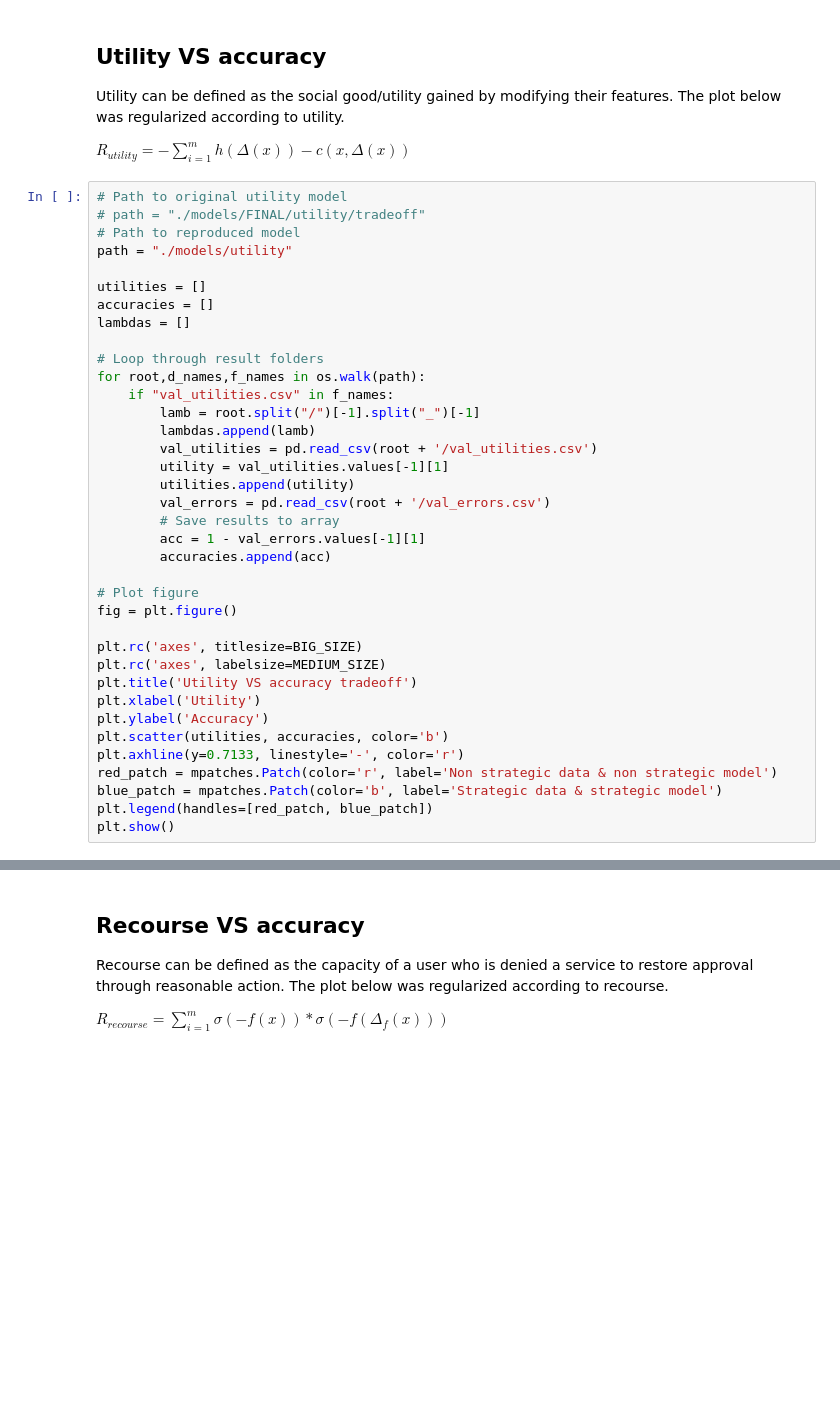
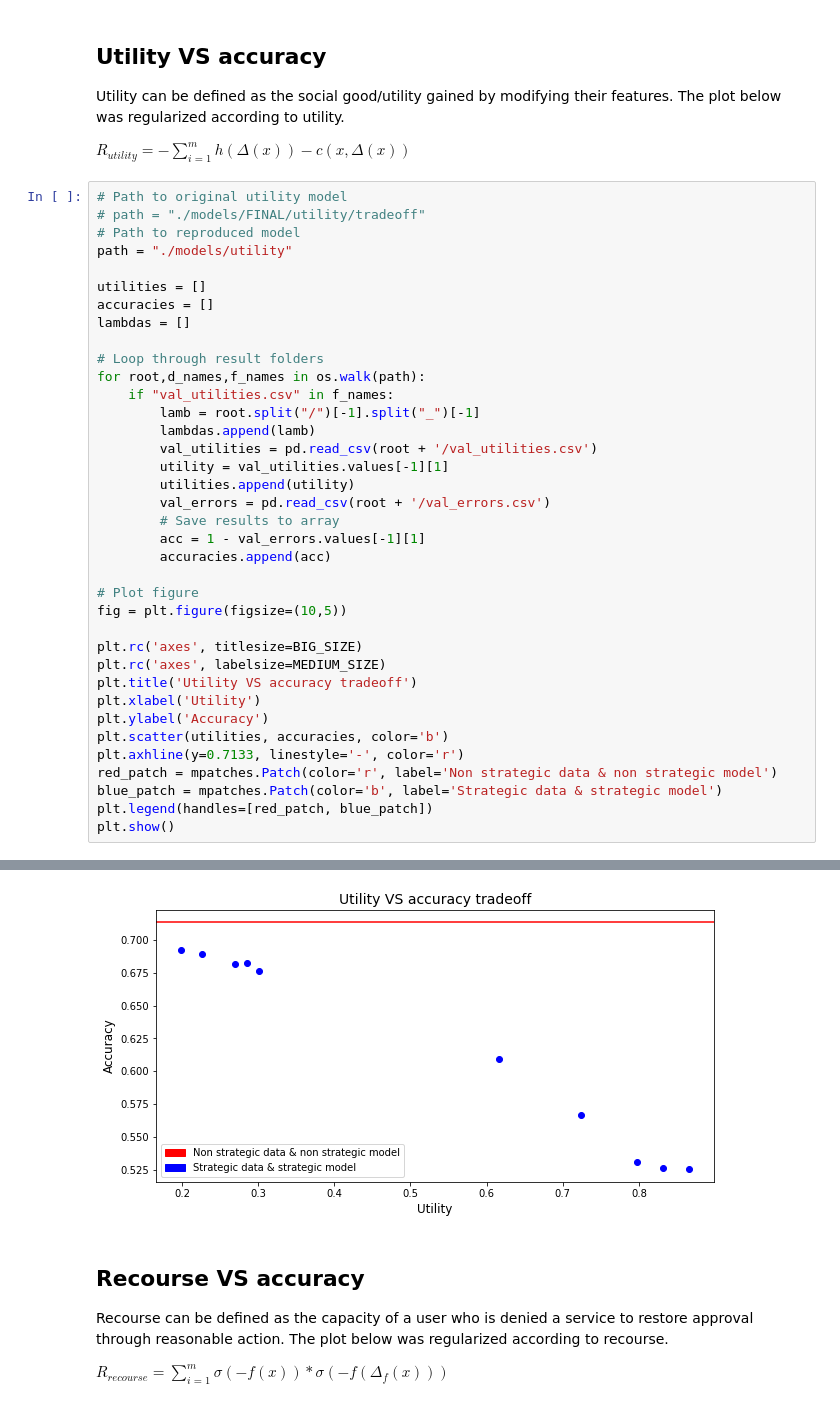
Before and after one commit to GuillyK/FACT-ai, a Jupyter notebook: Reproduction plots.ipynb, the cells around one changed output, grey strips where cells are left out. Drawn from its saved outputs; the diff is of its cells as text; blank space fills up the shorter version.

```diff
--- a/Reproduction plots.ipynb
+++ b/Reproduction plots.ipynb
@@ -107,7 +107,7 @@ for root,d_names,f_names in os.walk(path):
         accuracies.append(acc)
 
 # Plot figure
-fig = plt.figure()
+fig = plt.figure(figsize=(10,5))
 
 plt.rc('axes', titlesize=BIG_SIZE)
 plt.rc('axes', labelsize=MEDIUM_SIZE)
@@ -126,3 +124,4 @@ plt.show()
+[figure, added]
 # %% [markdown]
 ## Recourse VS accuracy
 Recourse can be defined as the capacity of a user who is denied a service to restore approval through reasonable
```
Also changed, not shown: parts of 7 cells of this notebook.
